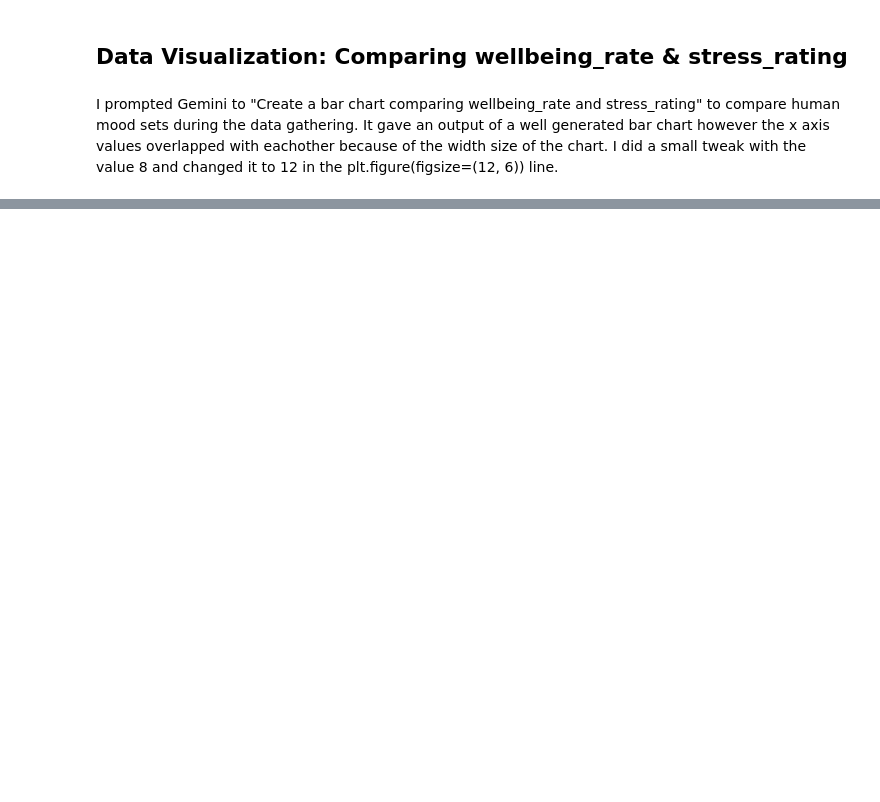
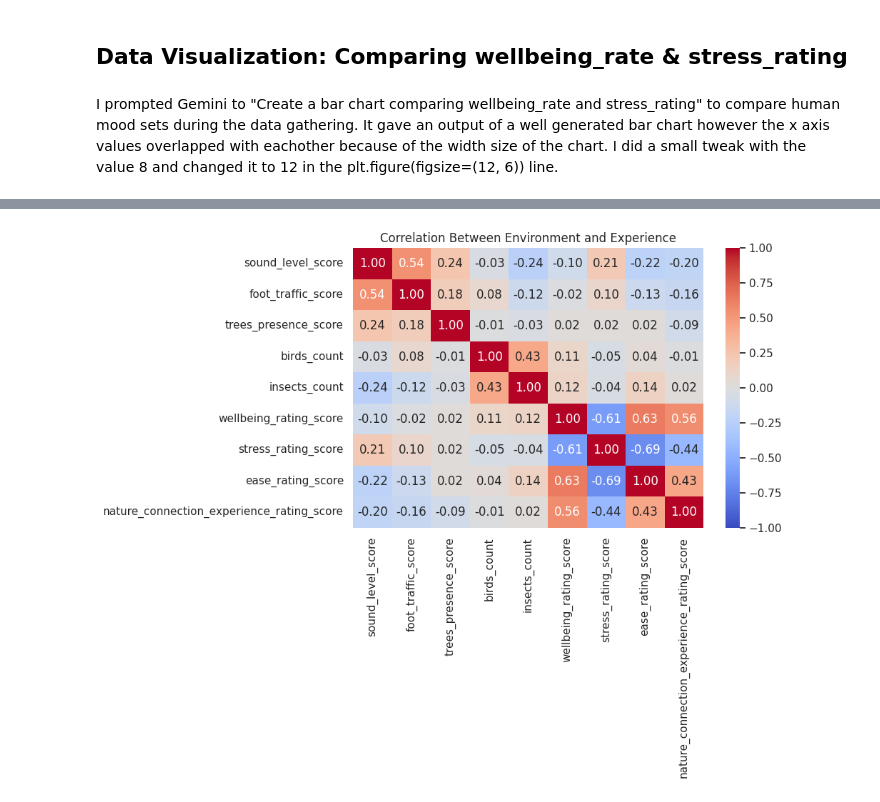
Before and after one commit to IREStephen/ML-project-colab, a Jupyter notebook: CampusDataSetProject.ipynb, the cells around one changed output, grey strips where cells are left out. Cells and saved outputs as stored; diff of their text form; code cells hidden in the pictures; blank space fills up the shorter version.

```diff
--- a/CampusDataSetProject.ipynb
+++ b/CampusDataSetProject.ipynb
@@ -252,0 +311,11 @@ So setting that to 'None' makes sure that Colab shows everysingle row in the out
+# %%
+import numpy as np
+import matplotlib.pyplot as plt
+import seaborn as sns
+
+# Columns used for exploration and modelling
+env_cols = ['sound_level_score', 'foot_traffic_score', 'trees_presence_score', 'birds_count', 'insects_count']
+exp_cols = ['wellbeing_rating_score', 'stress_rating_score', 'ease_rating_score', 'nature_connection_experience_rating_score']
+
+# Summary statistics: count, mean, spread, min, quartiles, max
+display(encoded_df[env_cols + exp_cols].describe().round(2))
@@ -252,0 +346,11 @@ So setting that to 'None' makes sure that Colab shows everysingle row in the out
+# %%
+# Correlation between environment features and human experience (-1 to +1)
+corr = encoded_df[env_cols + exp_cols].corr()
+
+plt.figure(figsize=(10, 8))
+sns.heatmap(corr, annot=True, fmt='.2f', cmap='coolwarm', center=0, vmin=-1, vmax=1)
+plt.title('Correlation Between Environment and Experience')
+plt.tight_layout()
+plt.show()
+# %% [output]
+[figure, added]
```
Also changed, not shown: parts of 22 cells of this notebook.
